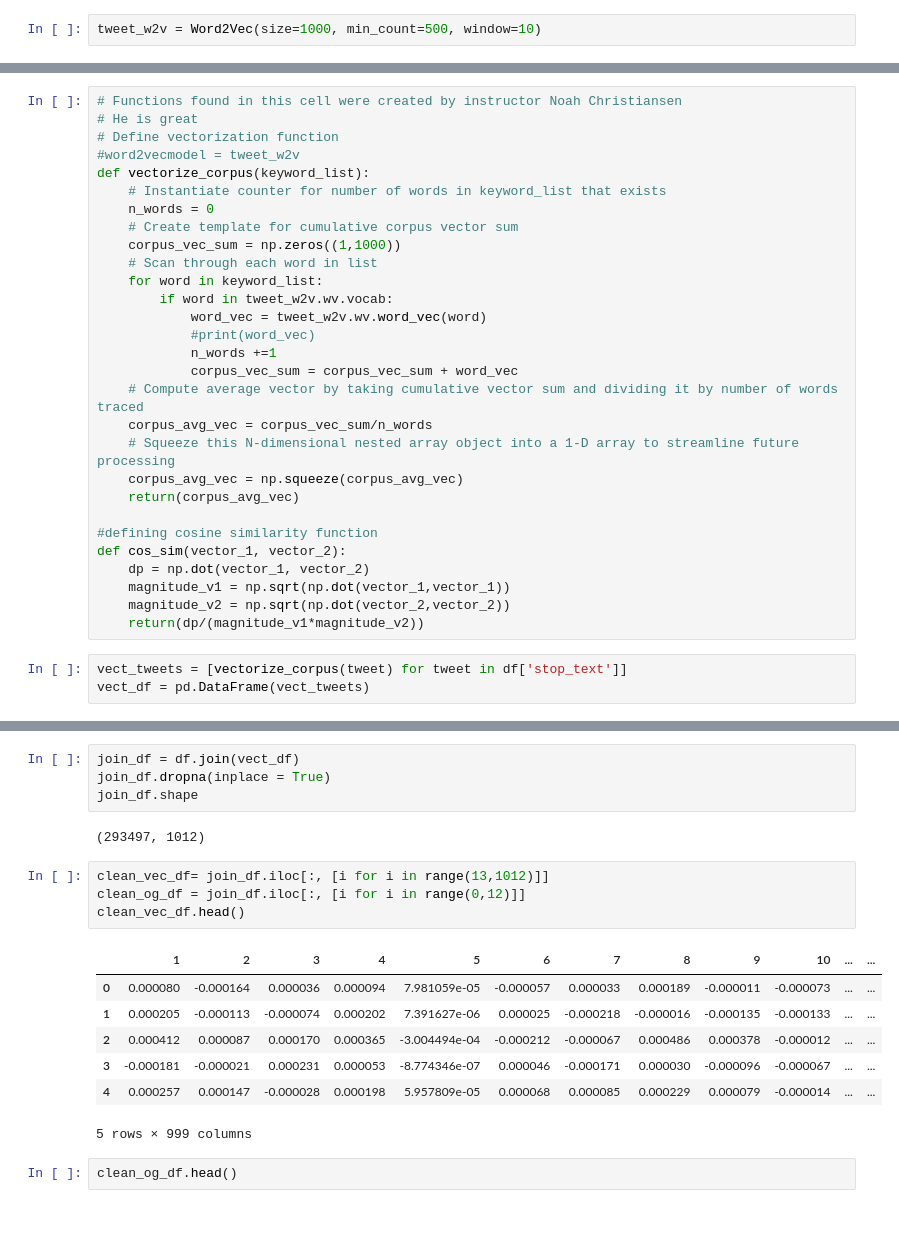
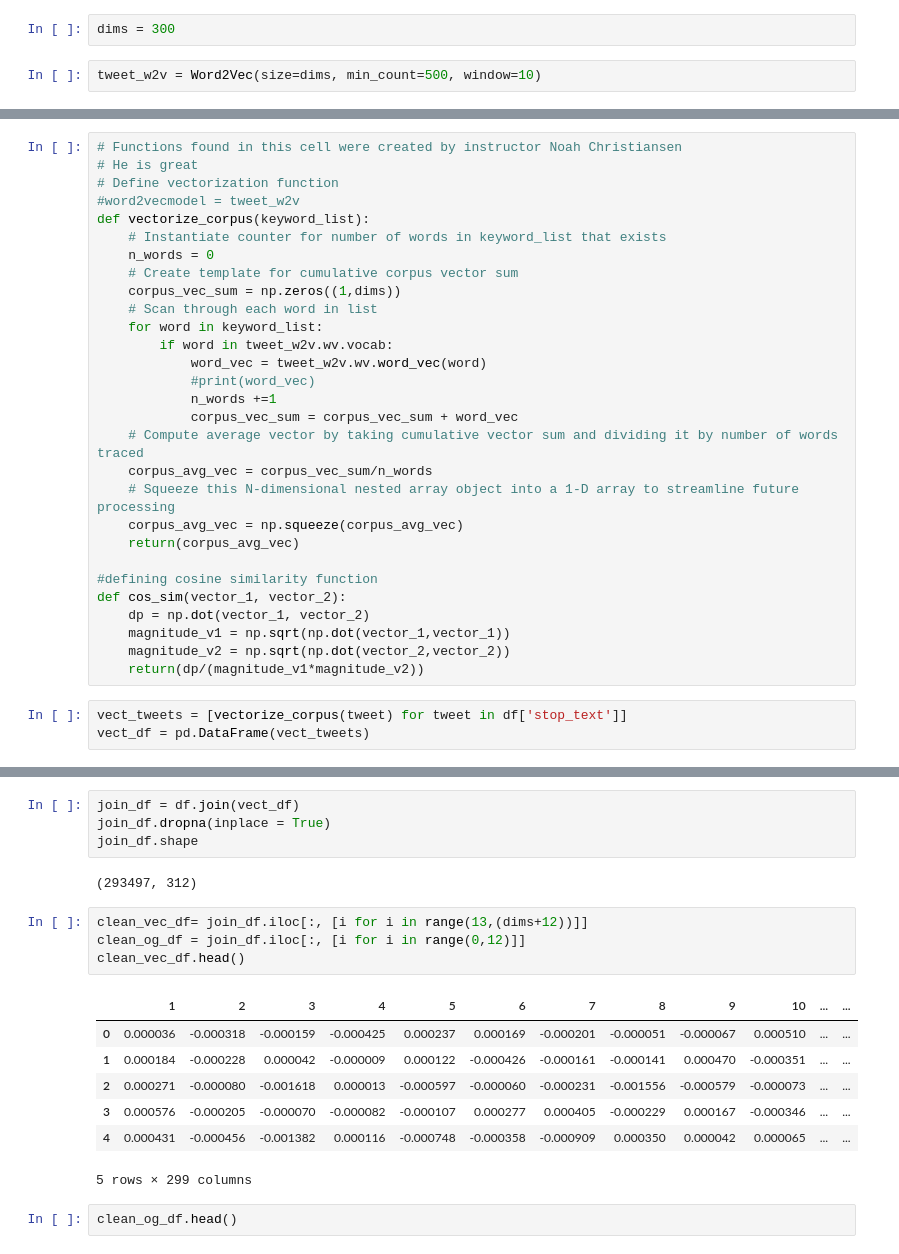
Before and after one commit to boosra/client_project-Covid, a Jupyter notebook: adam/WordVectorizer.ipynb, the cells around one changed output, grey strips where cells are left out. Cells and saved outputs as stored; diff of their text form; blank space fills up the shorter version.

```diff
--- a/adam/WordVectorizer.ipynb
+++ b/adam/WordVectorizer.ipynb
@@ -95,8 +96,10 @@ Name: token_text, dtype: object
 ## Word Vectorizer
 # %%
 sent = [row for row in df1['stop_text']]
+# %%
+dims = 300
 # %%
-tweet_w2v = Word2Vec(size=1000, min_count=500, window=10)
+tweet_w2v = Word2Vec(size=dims, min_count=500, window=10)
 # %%
 tweet_w2v.build_vocab(sent)
 # %%
@@ -123,7 +126,7 @@ def vectorize_corpus(keyword_list):
     # Instantiate counter for number of words in keyword_list that exists
     n_words = 0
     # Create template for cumulative corpus vector sum
-    corpus_vec_sum = np.zeros((1,1000))
+    corpus_vec_sum = np.zeros((1,dims))
     # Scan through each word in list
     for word in keyword_list:
         if word in tweet_w2v.wv.vocab:
@@ -157,19 +160,19 @@ join_df = df.join(vect_df)
 join_df.dropna(inplace = True)
 join_df.shape
 # %% [output]
-(293497, 1012)
+(293497, 312)
 # %%
-clean_vec_df= join_df.iloc[:, [i for i in range(13,1012)]]
+clean_vec_df= join_df.iloc[:, [i for i in range(13,(dims+12))]]
 clean_og_df = join_df.iloc[:, [i for i in range(0,12)]]
 clean_vec_df.head()
 # %% [output]
 |  | 1 | 2 | 3 | 4 | 5 | 6 | 7 | 8 | 9 | 10 | ... | ... |
-| 0 | 0.000080 | -0.000164 | 0.000036 | 0.000094 | 7.981059e-05 | -0.000057 | 0.000033 | 0.000189 | -0.000011 | -0.000073 | ... | ... |
-| 1 | 0.000205 | -0.000113 | -0.000074 | 0.000202 | 7.391627e-06 | 0.000025 | -0.000218 | -0.000016 | -0.000135 | -0.000133 | ... | ... |
-| 2 | 0.000412 | 0.000087 | 0.000170 | 0.000365 | -3.004494e-04 | -0.000212 | -0.000067 | 0.000486 | 0.000378 | -0.000012 | ... | ... |
-| 3 | -0.000181 | -0.000021 | 0.000231 | 0.000053 | -8.774346e-07 | 0.000046 | -0.000171 | 0.000030 | -0.000096 | -0.000067 | ... | ... |
-| 4 | 0.000257 | 0.000147 | -0.000028 | 0.000198 | 5.957809e-05 | 0.000068 | 0.000085 | 0.000229 | 0.000079 | -0.000014 | ... | ... |
+| 0 | 0.000036 | -0.000318 | -0.000159 | -0.000425 | 0.000237 | 0.000169 | -0.000201 | -0.000051 | -0.000067 | 0.000510 | ... | ... |
+| 1 | 0.000184 | -0.000228 | 0.000042 | -0.000009 | 0.000122 | -0.000426 | -0.000161 | -0.000141 | 0.000470 | -0.000351 | ... | ... |
+| 2 | 0.000271 | -0.000080 | -0.001618 | 0.000013 | -0.000597 | -0.000060 | -0.000231 | -0.001556 | -0.000579 | -0.000073 | ... | ... |
+| 3 | 0.000576 | -0.000205 | -0.000070 | -0.000082 | -0.000107 | 0.000277 | 0.000405 | -0.000229 | 0.000167 | -0.000346 | ... | ... |
+| 4 | 0.000431 | -0.000456 | -0.001382 | 0.000116 | -0.000748 | -0.000358 | -0.000909 | 0.000350 | 0.000042 | 0.000065 | ... | ... |
-5 rows × 999 columns
+5 rows × 299 columns
 # %%
 clean_og_df.head()
 # %% [output]
```
Also changed, not shown: parts of 9 cells of this notebook, 5 other files.
